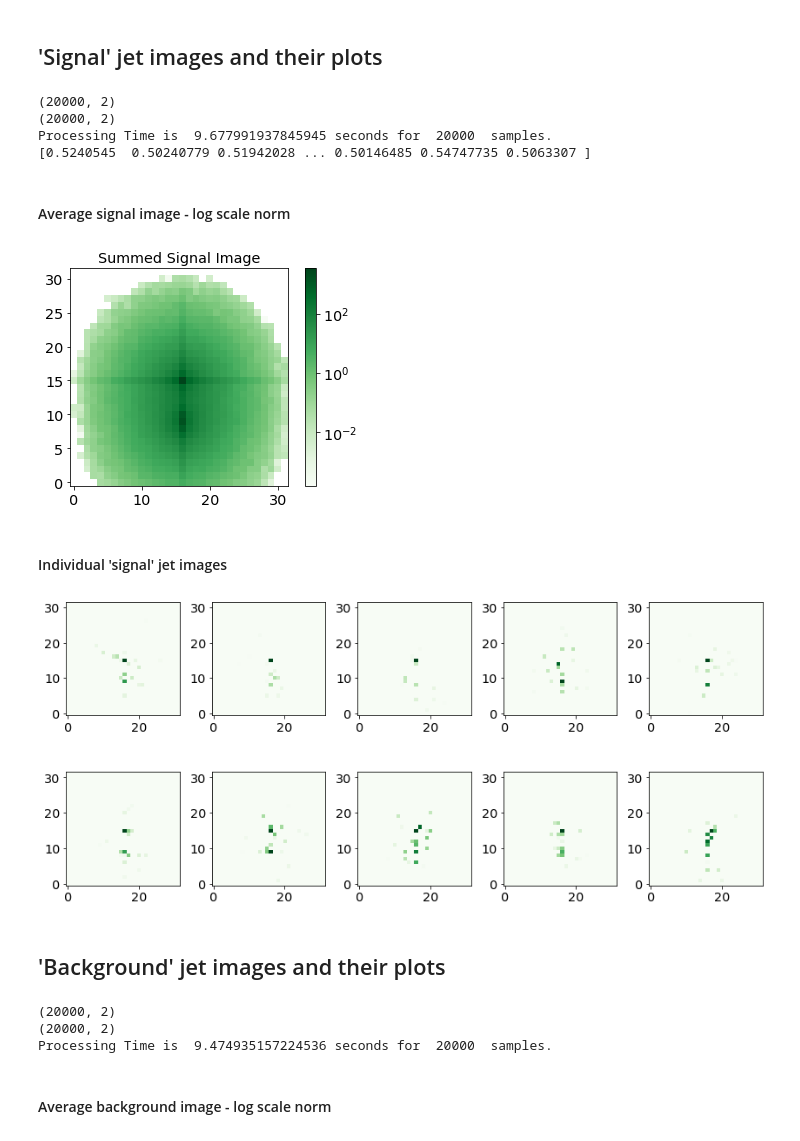
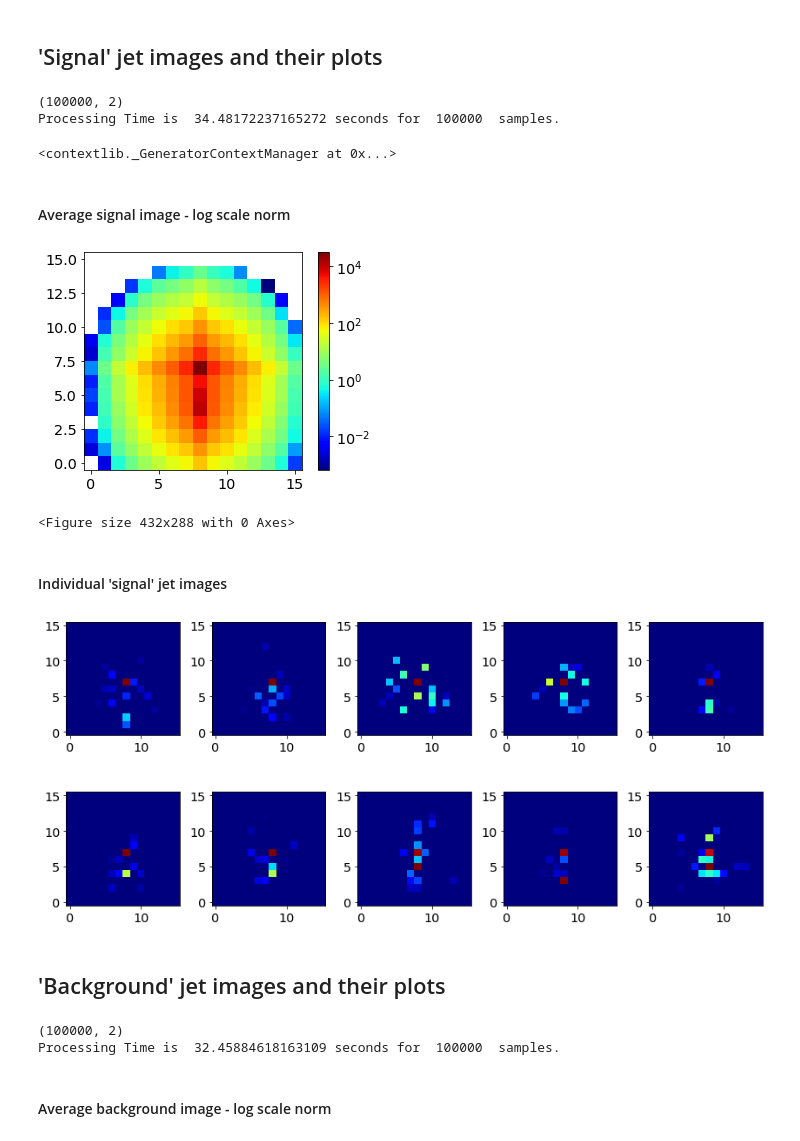
Before and after one commit to mdmorris/XAICoffea, a Jupyter notebook: ToyModel/makeJetImages.ipynb, the cells around one changed output. Cells and saved outputs as stored; diff of their text form; code cells hidden in the pictures.

```diff
--- a/ToyModel/makeJetImages.ipynb
+++ b/ToyModel/makeJetImages.ipynb
@@ -103,64 +99,70 @@ def makeJetImages(grid = 32, n_data = 10, n_particles = 5, isSignal = False):
 
     return images, radii, z, theta, labels, avgImages
 # %%
-grid = 32
-n_data = 20000
+grid = 16
+n_data = 100000
 n_particles = 10
+overlap = 1
 # %% [markdown]
 ## 'Signal' jet images and their plots
 # %%
 tic = time.perf_counter()
 isSignal1 = True
-images1, radii1, z1, theta1, labels1, avgImages1 = makeJetImages(grid, n_data, n_particles, isSignal1)
-f = np.array(list(zip(images1, z1.flatten(), theta1.flatten(), radii1[:,0], radii1[:,1], labels1, avgImages1)))
-
+images1, radii1, z1, theta1, labels1, avgImages1 = makeJetImages(grid, n_data, n_particles, isSignal1, overlap)
 toc = time.perf_counter()
 print('Processing Time is ',toc-tic, 'seconds for ',n_data, ' samples.' )
-
-print(z1.flatten())
+np.savez('data/jetImages_signal_littleoverlap_train', jetImages = images1, radiilab = radii1, zlab = z1, thetalab = theta1, labels = labels1, sumedImage = avgImages1)
 # %% [output]
-(20000, 2)
-(20000, 2)
-Processing Time is  9.677991937845945 seconds for  20000  samples.
-[0.5240545  0.50240779 0.51942028 ... 0.50146485 0.54747735 0.5063307 ]
+(100000, 2)
+Processing Time is  34.48172237165272 seconds for  100000  samples.
+# %%
+params = {'legend.fontsize': 'x-large',
+         'axes.labelsize': 'x-large',
+         'axes.titlesize':'x-large',
+         'xtick.labelsize':'x-large',
+         'ytick.labelsize':'x-large',
+         'figure.facecolor':'white'}
+# plt.rc('font', family='default')
+# plt.rcParams['figure.dpi'] = 115
+plt.rcParams.update(params)
+plt.style.context('default')
+# %% [output]
+<contextlib._GeneratorContextManager at 0x...>
 # %% [markdown]
 #### Average signal image - log scale norm
 # %%
-im1 = plt.imshow(avgImages1, interpolation='nearest', origin='low', norm=LogNorm(), cmap='Greens')
-plt.title('Summed Signal Image')
+# extent_sig = [-avgImages1.shape[1]/2., avgImages1.shape[1]/2., -avgImages1.shape[0]/2., avgImages1.shape[0]/2. ]
+im1 = plt.imshow(avgImages1, interpolation='nearest', origin='low', norm=LogNorm(), cmap='jet')
+
 plt.colorbar()
 plt.show()
+plt.savefig('signal_avgImage.png', bbox_inches='tight')
 # %% [output]
-[figure, old version]
+[figure, new version]
+<Figure size 432x288 with 0 Axes>
 # %% [markdown]
 #### Individual 'signal' jet images
 # %%
-fig, axs = plt.subplots(2,5, figsize=(15, 6), edgecolor='k')
+fig, axs = plt.subplots(2,5, figsize=(15, 6), facecolor='w', edgecolor='k')
 fig.subplots_adjust(hspace = .5, wspace=.001)
 axs = axs.ravel()
 for i in range(10):
-    axs[i].imshow(images1[i], interpolation='nearest', origin='low', cmap='Greens')
+    axs[i].imshow(images1[i], interpolation='nearest', origin='low', cmap='jet')
+plt.savefig('signal_eventImage.png', bbox_inches='tight')
 # %% [output]
-[figure, old version]
+[figure, new version]
 # %% [markdown]
 ## 'Background' jet images and their plots
 # %%
-if not os.path.exists("data"):
-    os.mkdir("data")
-
-
 tic = time.perf_counter()
 isSignal2 = False
-images2, radii2, z2, theta2, labels2, avgImages2 = makeJetImages(grid, n_data, n_particles, isSignal2)
+images2, radii2, z2, theta2, labels2, avgImages2 = makeJetImages(grid, n_data, n_particles, isSignal2, overlap)
 toc = time.perf_counter()
-g = np.array(list(zip(images2, z2.flatten(), theta2.flatten(), radii2[:,0], radii2[:,1], labels2, avgImages2)))
 print('Processing Time is ',toc-tic, 'seconds for ',n_data, ' samples.' )
-np.savez('data/jetImages_signal', jetImages = images1, radiilab = radii1, zlab = z1, thetalab = theta1, labels = labels1)
-np.savez('data/jetImages_bkg', jetImages = images2, radiilab = radii2, zlab = z2, thetalab = theta2, labels = labels2)
+np.savez('data/jetImages_bkg_littleoverlap_train', jetImages = images2, radiilab = radii2, zlab = z2, thetalab = theta2, labels = labels2, sumedImage = avgImages2)
 # %% [output]
-(20000, 2)
-(20000, 2)
-Processing Time is  9.474935157224536 seconds for  20000  samples.
+(100000, 2)
+Processing Time is  32.45884618163109 seconds for  100000  samples.
 # %% [markdown]
 #### Average background image - log scale norm
 # %%
```
Also changed, not shown: parts of 14 cells of this notebook.
